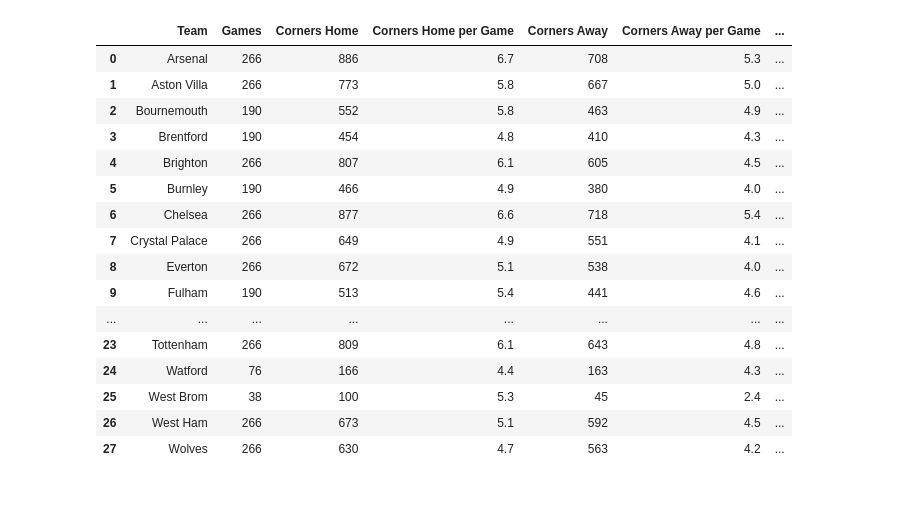
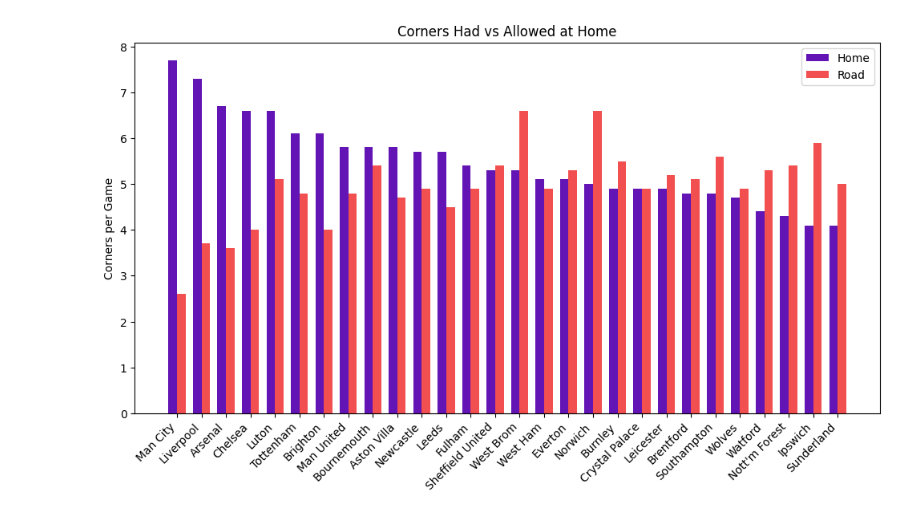
Before and after one commit to kkathait/D501_Final_Project, a Jupyter notebook: table_notebooks/corners.ipynb, the cells around one changed output. Cells and saved outputs as stored; diff of their text form; code cells hidden in the pictures.

```diff
--- a/table_notebooks/corners.ipynb
+++ b/table_notebooks/corners.ipynb
@@ -14,22 +14,26 @@ url = "https://raw.githubusercontent.com/kkathait/D501_Final_Project/refs/heads/
 
 corners = create_corners_table(url)
 # %%
-corners
+corners = corners.sort_values(
+    "Corners Home per Game",
+    ascending=False
+).reset_index(drop=True)
+
+x = np.arange(len(corners))
+width = 0.35
+
+fig, ax = plt.subplots(figsize=(12,6))
+
+ax.bar(x - width/2, corners["Corners Home per Game"], width, label = "Home", color = "#6314b5")
+ax.bar(x + width/2, corners["Corners Allowed Home per Game"], width, label = "Road", color = "#f25050")
+
+ax.set_xticks(x)
+ax.set_xticklabels(corners["Team"], rotation=45, ha="right")
+ax.set_ylabel("Corners per Game")
+ax.set_title("Corners Had vs Allowed at Home")
+ax.legend()
+
+plt.tight_layout
+plt.show()
 # %% [output]
-|  | Team | Games | Corners Home | Corners Home per Game | Corners Away | Corners Away per Game | ... |
-| 0 | Arsenal | 266 | 886 | 6.7 | 708 | 5.3 | ... |
-| 1 | Aston Villa | 266 | 773 | 5.8 | 667 | 5.0 | ... |
-| 2 | Bournemouth | 190 | 552 | 5.8 | 463 | 4.9 | ... |
-| 3 | Brentford | 190 | 454 | 4.8 | 410 | 4.3 | ... |
-| 4 | Brighton | 266 | 807 | 6.1 | 605 | 4.5 | ... |
-| 5 | Burnley | 190 | 466 | 4.9 | 380 | 4.0 | ... |
-| 6 | Chelsea | 266 | 877 | 6.6 | 718 | 5.4 | ... |
-| 7 | Crystal Palace | 266 | 649 | 4.9 | 551 | 4.1 | ... |
-| 8 | Everton | 266 | 672 | 5.1 | 538 | 4.0 | ... |
-| 9 | Fulham | 190 | 513 | 5.4 | 441 | 4.6 | ... |
-| ... | ... | ... | ... | ... | ... | ... | ... |
-| 23 | Tottenham | 266 | 809 | 6.1 | 643 | 4.8 | ... |
-| 24 | Watford | 76 | 166 | 4.4 | 163 | 4.3 | ... |
-| 25 | West Brom | 38 | 100 | 5.3 | 45 | 2.4 | ... |
-| 26 | West Ham | 266 | 673 | 5.1 | 592 | 4.5 | ... |
-| 27 | Wolves | 266 | 630 | 4.7 | 563 | 4.2 | ... |
+[figure, added]
```
Also changed, not shown: parts of 1 cell of this notebook, 3 other files.
